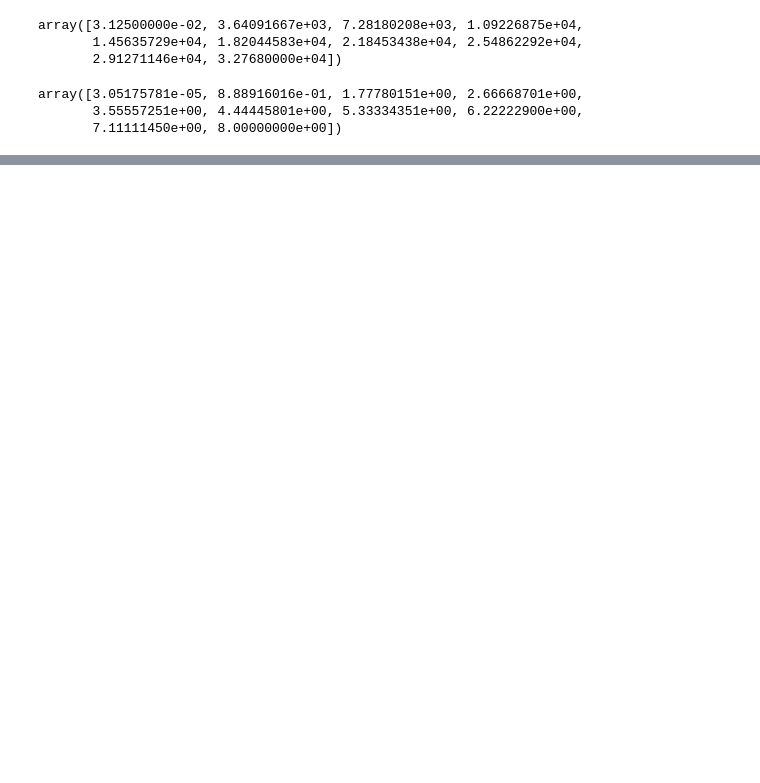
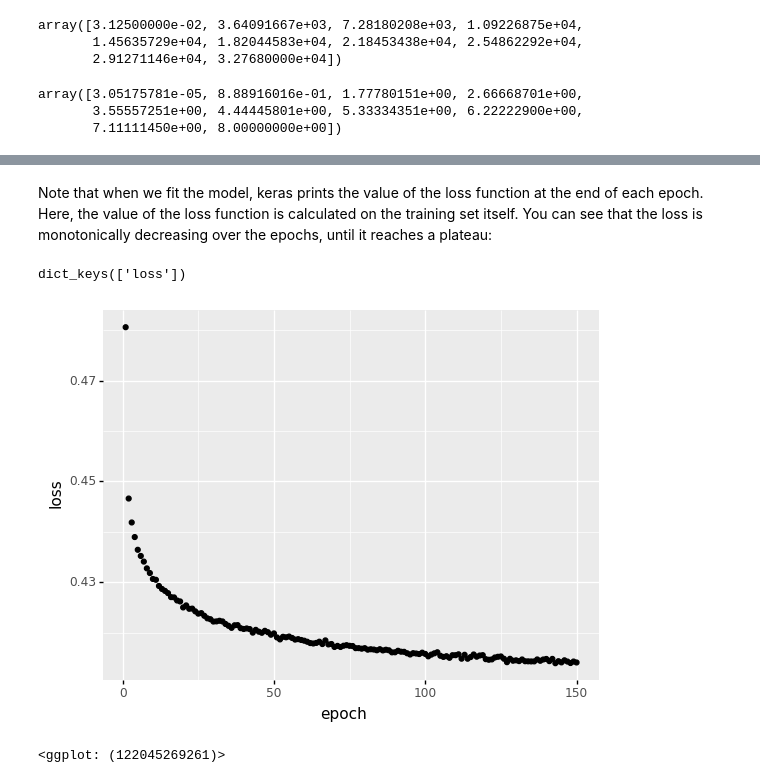
Before and after one commit to riccardopinosio/DDB_AI, a Jupyter notebook: credit_risk_case_study/modelling.ipynb, the cells around one changed output, grey strips where cells are left out. Cells and saved outputs as stored; diff of their text form; code cells hidden in the pictures; blank space fills up the shorter version.

```diff
--- a/credit_risk_case_study/modelling.ipynb
+++ b/credit_risk_case_study/modelling.ipynb
@@ -370,23 +380,22 @@ According to the F1-score, this model sucks (it's the worst possible model), eve
 Since we have an imbalanced dataset, we might want to do a quick try and see if we can improve the performance by balancing it. The quickest way to do this is to downsample the negative class so as to achieve balance. Let's see what happens.
 # %%
 # check out the distribution of the class in the train set
-train_test_split.train_set.groupby('default').size()
+fitting_splits.train_set.groupby('default').size()
 # we downsample the negative class, choosing the same number of observations as we have for the positive class
 # we then discard data and obtain a balanced dataset
-train_set_sampled = train_test_split.train_set.sample(4783, random_state=1234)
+train_set_sampled = fitting_splits.train_set.sample(4783, random_state=1234)
 
 # after this the code is the same as above, to fit and predict with the model
-train_set_transformed = data_preparer.prepare_data(train_set_sampled)
-X_train = train_set_transformed.drop(['default', 'id'], axis=1) # need to drop the target! otherwise data leakage
-y_train = train_set_sampled['default'] # take it from the original untransformed dataset
+train_set_transformed_sampled = data_preparer.prepare_data(train_set_sampled)
+X_train_sampled = train_set_transformed_sampled.drop(['default', 'id'], axis=1) # need to drop the target! otherwise data leakage
+y_train_sampled = train_set_sampled['default'] # take it from the original untransformed dataset
 # create the model instance
-simple_SVC = SVC(gamma='auto')
+simple_SVC = SVC(gamma='auto', random_state=1234)
 # fit the model instance on X_train
-simple_SVC.fit(X=X_train, y=y_train)
+simple_SVC.fit(X=X_train_sampled, y=y_train_sampled)
 
-X_test = data_preparer.prepare_data(train_test_split.test_set).drop(['default', 'id'], axis=1)
 y_hat_test = simple_SVC.predict(X_test)
 # the result is a vector of predicted classes for the observations in validation, which the model was not trained on!
-round(f1_score(train_test_split.test_set['default'], y_hat_test), 2)
+round(f1_score(y_test, y_hat_test), 2)
 # %% [output]
 default
@@ -584,0 +637,10 @@ only 0.41 of F1 score. Not great, we didn't manage to beat the default parameter
+# %%
+# define the neural network model class instance
+simple_nn = Sequential()
+# add the first input layer with 29 nodes and the first hidden layer, with  relu activation function
+# note that the first command does two things: create a first input layer with 29 nodes, and then a hidden layer
+# we set the number of neurons to be equal to the (# of nodes in the input layer + # neurons in the output layer)/2,
+# i.e. the mean of the number of neurons in the input layer and the output layer. This is usually a good heuristic to get started.
+simple_nn.add(Dense(20, input_dim=X_train.shape[1], activation='relu'))
+# add the output layer with sigmoid function (the sigmoid function is exactly the same as that used in the formulation of logisitc regression
+simple_nn.add(Dense(1, activation='sigmoid'))
@@ -584,0 +671,2 @@ only 0.41 of F1 score. Not great, we didn't manage to beat the default parameter
+# %%
+simple_nn.compile(loss='binary_crossentropy', optimizer='adam')
@@ -584,0 +733,2 @@ only 0.41 of F1 score. Not great, we didn't manage to beat the default parameter
+# %%
+simple_nn.fit(X_train, y_train, epochs=150, batch_size = 20)
@@ -584,0 +754,20 @@ only 0.41 of F1 score. Not great, we didn't manage to beat the default parameter
+# %% [markdown]
+Note that when we fit the model, keras prints the value of the loss function at the end of each epoch. Here, the value of the loss function is calculated on the training set itself.
+You can see that the loss is monotonically decreasing over the epochs, until it reaches a plateau:
+# %%
+# see what information has been logged during the training process
+simple_nn.history.history.keys()
+
+# plot the training loss over epochs
+loss_df = pd.DataFrame(simple_nn.history.history['loss'])
+loss_df.columns = ['loss']
+loss_df = loss_df.assign(epoch = np.arange(1, 151))
+
+(
+    ggplot(loss_df, aes(x='epoch', y='loss')) +
+    geom_point()
+)
+# %% [output]
+dict_keys(['loss'])
+[figure, added]
+<ggplot: (122045269261)>
```
Also changed, not shown: parts of 85 cells of this notebook, 3 other files.
